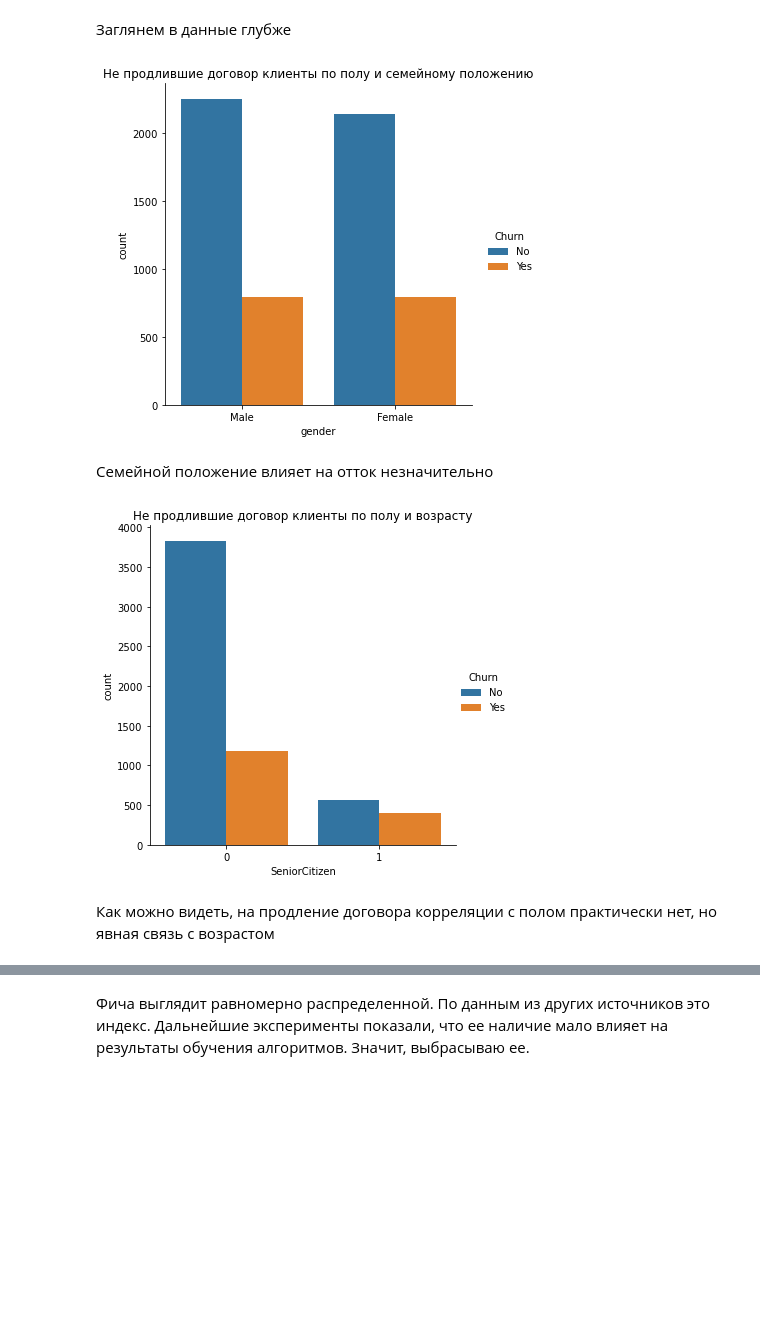
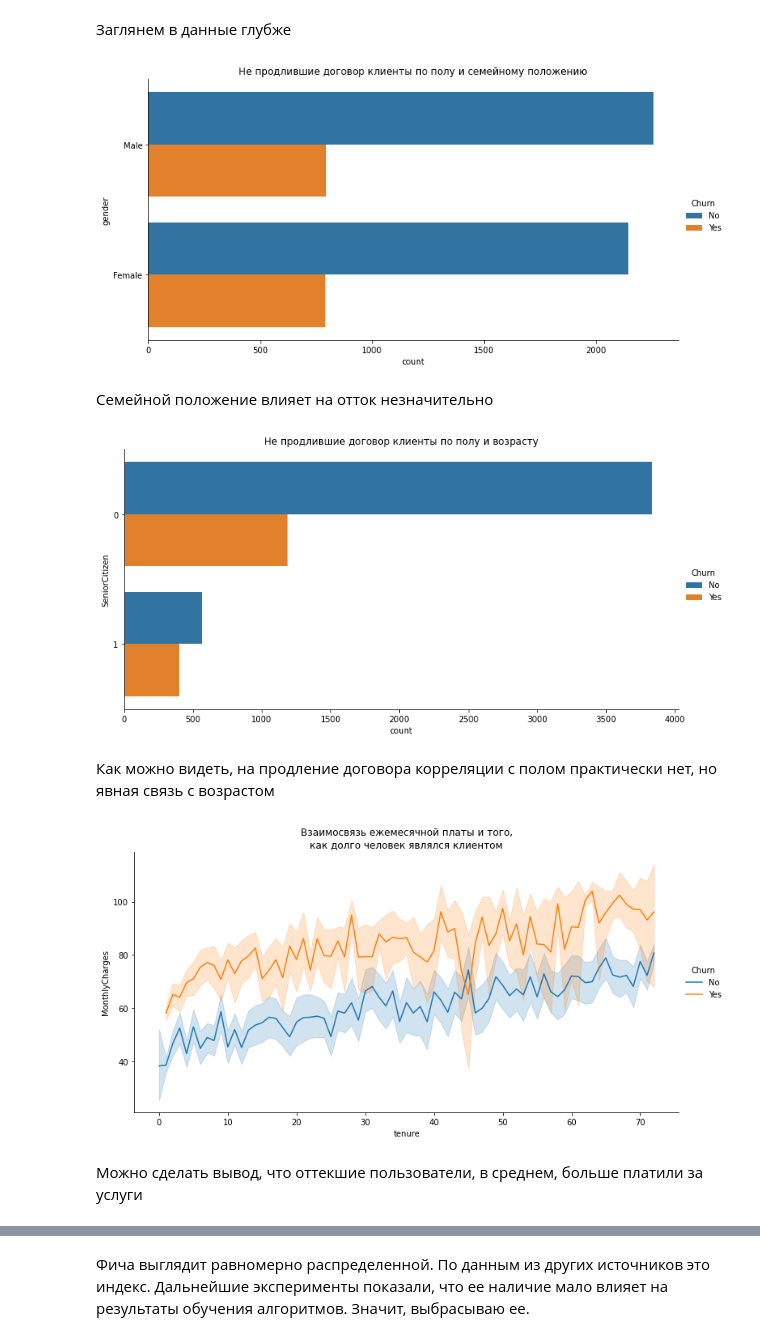
Before and after one commit to ddmitry80/ds_coursework_ml_beginner, a Jupyter notebook: Coursework_ML.ipynb, the cells around one changed output, grey strips where cells are left out. Drawn from its saved outputs; the diff is of its cells as text; code cells hidden in the pictures; blank space fills up the shorter version.

```diff
--- a/Coursework_ML.ipynb
+++ b/Coursework_ML.ipynb
@@ -274,17 +318,24 @@ sns.pairplot(telecom_users, hue='Churn', kind='kde')
 # %% [markdown]
 Заглянем в данные глубже
 # %%
-ax = sns.catplot(x='gender', kind='count', hue='Churn', data=telecom_users)
+ax = sns.catplot(y='gender', kind='count', hue='Churn', data=telecom_users, aspect=2, height=5)
 ax.set(title='Не продлившие договор клиенты по полу и семейному положению');
 # %% [output]
-[figure, old version]
+[figure, new version]
 # %% [markdown]
 Семейной положение влияет на отток незначительно
 # %%
-ax = sns.catplot(x='SeniorCitizen', hue='Churn', kind='count', data=telecom_users)
+ax = sns.catplot(y='SeniorCitizen', hue='Churn', kind='count', data=telecom_users, aspect=2, height=5)
 ax.set(title='Не продлившие договор клиенты по полу и возрасту');
 # %% [output]
-[figure, old version]
+[figure, new version]
 # %% [markdown]
 Как можно видеть, на продление договора корреляции с полом практически нет, но явная связь с возрастом
+# %%
+sns.relplot(data=telecom_users, x='tenure', y='MonthlyCharges', hue='Churn', kind='line', aspect=2, height=5)
+plt.title('Взаимосвязь ежемесячной платы и того,\nкак долго человек являлся клиентом');
+# %% [output]
+[figure, added]
+# %% [markdown]
+Можно сделать вывод, что оттекшие пользователи, в среднем, больше платили за услуги
 # %%
```
Also changed, not shown: parts of 49 cells of this notebook.
